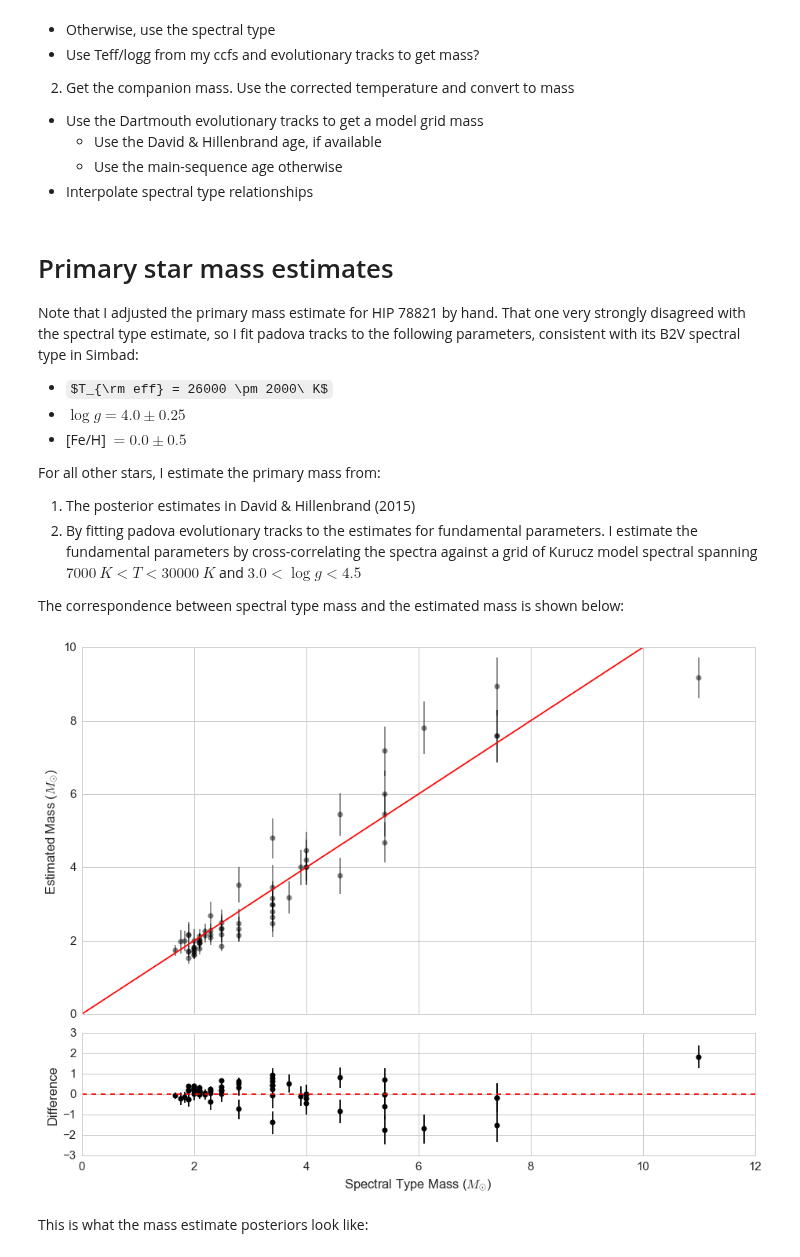
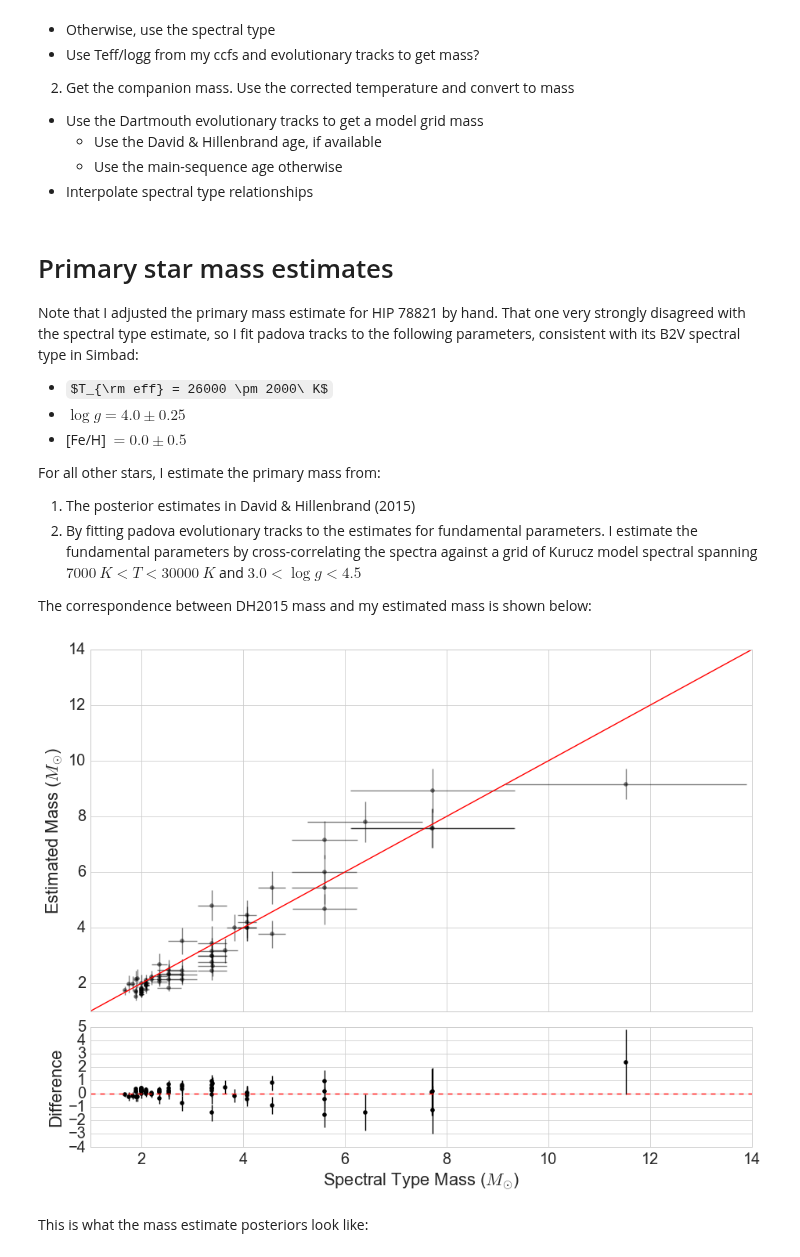
Before and after one commit to kgullikson88/BinaryInference, a Jupyter notebook: MassRatioPriors.ipynb, the cells around one changed output. Saved outputs shown, nothing was run; the diff lists cells and outputs as text; code cells hidden in the pictures; some formulas as TeX source.

Commit message:
Wrote initial draft of primary star parameters section.

```diff
--- a/MassRatioPriors.ipynb
+++ b/MassRatioPriors.ipynb
@@ -46,54 +46,73 @@ For all other stars, I estimate the primary mass from:
 1. The posterior estimates in David & Hillenbrand (2015)
 2. By fitting padova evolutionary tracks to the estimates for fundamental parameters. I estimate the fundamental parameters by cross-correlating the spectra against a grid of Kurucz model spectral spanning $7000\ K < T < 30000\ K$ and $3.0 < \log{g} < 4.5$
 
-The correspondence between spectral type mass and the estimated mass is shown below:
+The correspondence between DH2015 mass and my estimated mass is shown below:
 # %%
 with h5py.File('Primary_Parameters.h5', 'r') as f:
     star_list = f.keys()
 
-import SpectralTypeRelations
-import Mamajek_Table
-import StarData
+from kglib.spectral_type import SpectralTypeRelations, Mamajek_Table
+from kglib.utils  import StarData
 import seaborn as sns
-sns.set_context('notebook', font_scale=1.5)
+sns.set_context('paper', font_scale=2.5)
 sns.set_style('whitegrid')
 MS = SpectralTypeRelations.MainSequence()
 MT = Mamajek_Table.MamajekTable()
 MT.mam_df['SpTNum'] = [MS.SpT_To_Number(s) for s in MT.mam_df.SpT]
 sptnum2mass = MT.get_interpolator('SpTNum', 'Msun')
 
 pad_mass = []
 pad_std = []
 spt_mass = []
+spt_std = []
 for star in star_list:
+    starname = str(star.replace('_', ' '))
+    spt = StarData.GetData(starname).spectype
+    #mass, source = Priors.get_primary_mass(starname, spt)
+    #if source.upper() == 'DH2015':
+    #    #spt_mass.append(np.nanmean(mass))
+    #    spt_std.append(np.nanstd(mass))
+    #
+    #    df = pd.read_hdf('Primary_Parameters.h5', star)
+    #    pad_mass.append(df.mass.mean())
+    #    pad_std.append(df.mass.std())
+    #    #spt = StarData.GetData(str(star.replace('_', ' '))).spectype
+    #    #sptnum = MS.SpT_To_Number(spt)
+    #    #spt_mass.append(sptnum2mass(sptnum))
     df = pd.read_hdf('Primary_Parameters.h5', star)
     pad_mass.append(df.mass.mean())
     pad_std.append(df.mass.std())
-    spt = StarData.GetData(str(star.replace('_', ' '))).spectype
-    sptnum = MS.SpT_To_Number(spt)
-    spt_mass.append(sptnum2mass(sptnum))
+    sptnum = np.random.normal(loc=MS.SpT_To_Number(spt), scale=0.5, size=1e5)
+    M = sptnum2mass(sptnum)
+    spt_mass.append(np.mean(M))
+    spt_std.append(np.std(M))
+
 
 # Turn into numpy arrays
 pad_mass = np.array(pad_mass)
 pad_std = np.array(pad_std)
 spt_mass = np.array(spt_mass)
+spt_std = np.array(spt_std)
 
 # Plot
 fig, (top, bottom) = plt.subplots(2, 1, sharex=True, figsize=(13,10),
                                   gridspec_kw=dict(height_ratios=(3,1)))
-top.errorbar(spt_mass, pad_mass, yerr=pad_std, fmt='ko', alpha=0.5)
-top.plot((0, 10), (0, 10), 'r-')
-bottom.errorbar(spt_mass, spt_mass - pad_mass, yerr=pad_std, fmt='ko')
+top.errorbar(spt_mass, pad_mass, yerr=pad_std, xerr=spt_std, fmt='ko', alpha=0.5)
+top.plot((1, 14), (1, 14), 'r-')
+top.set_xlim((1, 14))
+top.set_ylim((1, 14))
+bottom.errorbar(spt_mass, spt_mass - pad_mass, yerr=np.sqrt(pad_std**2 + spt_std**2), fmt='ko')
 bottom.plot(bottom.get_xlim(), (0, 0), 'r--')
 
 bottom.set_xlabel('Spectral Type Mass ($M_{\odot}$)')
 bottom.set_ylabel('Difference')
 top.set_ylabel('Estimated Mass ($M_{\odot}$)')
 top.legend(loc='best', fancybox=True)
 
 plt.tight_layout()
+plt.savefig('Figures/MassEstimates.pdf')
 # %% [output]
-[figure, old version]
+[figure, new version]
 # %% [markdown]
 This is what the mass estimate posteriors look like:
 # %%
```
Also changed, not shown: 3 other files.
